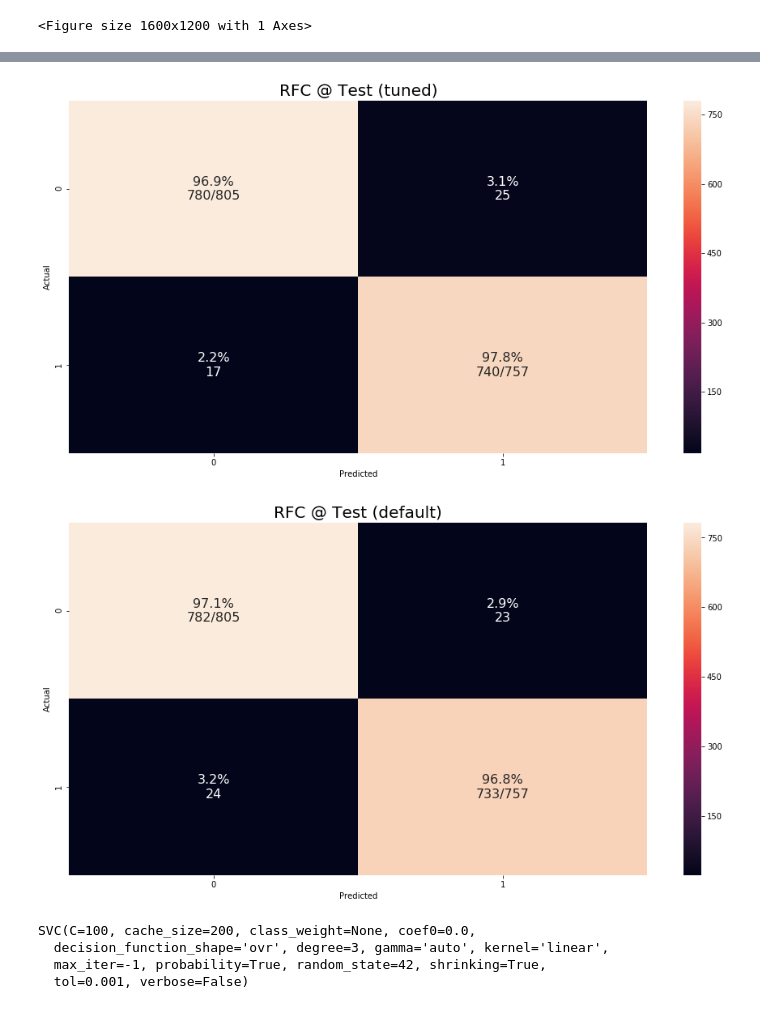
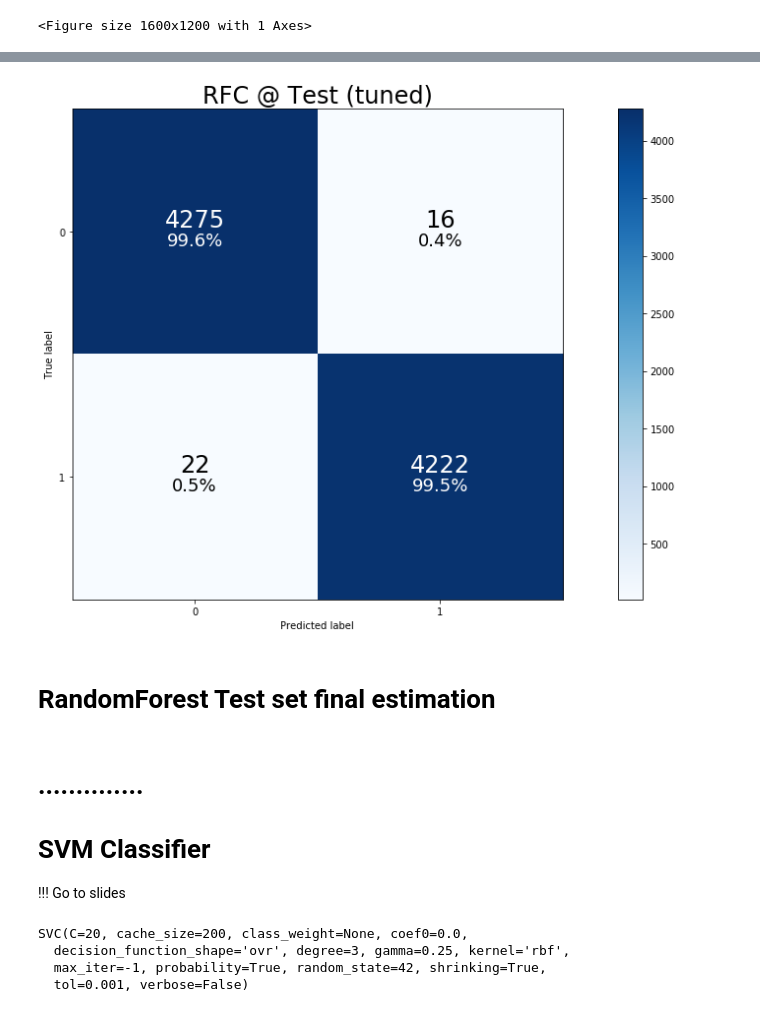
Before and after one commit to vaetern/match-sets, a Jupyter notebook: match.ipynb, the cells around one changed output, grey strips where cells are left out. Cells and saved outputs as stored; diff of their text form; code cells hidden in the pictures.

```diff
--- a/match.ipynb
+++ b/match.ipynb
@@ -532,5 +583,5 @@ grid_search.best_params_
 # %%
 from sklearn.linear_model import SGDClassifier
 
-sgd_clf = SGDClassifier(alpha = 0.0001, epsilon = 0.1, l1_ratio = 0.01, max_iter = 5, random_state=42)
+sgd_clf = SGDClassifier(alpha = 0.0001, epsilon = 0.01, penalty="l1", l1_ratio = 0.01, max_iter = 50, random_state=42)
 sgd_clf.fit(X_train, y_train.values.ravel())
@@ -561,6 +608,16 @@ cm_analysis(y_test.astype('int'), y_test_pred, sgd_clf.classes_, title="SDG @ Te
 # %%
 from sklearn.ensemble import RandomForestClassifier
-forest_clf = RandomForestClassifier(n_estimators=8, random_state=42)
+forest_clf = RandomForestClassifier(n_estimators=2,
+                                    criterion='entropy',
+                                    max_depth=1,
+                                    min_samples_split=0.3,
+                                    min_samples_leaf=9,
+                                    n_jobs=12,
+                                    min_weight_fraction_leaf=0.15,
+                                    max_leaf_nodes=None,
+                                    max_features="sqrt",
+                                    min_impurity_decrease=0.1,
+                                    random_state=42)
 y_probas_forest = cross_val_predict(forest_clf, X_train, y_train.values.ravel(), cv=3,
                                     method="predict_proba")
 forest_clf.fit(X_train, y_train.values.ravel())
@@ -656,0 +695,16 @@ grid_search.best_params_
+# %%
+# forest_clf = RandomForestClassifier(bootstrap=True, class_weight=None, criterion='gini',
+#             max_depth=None, max_features='auto', max_leaf_nodes=None,
+#             min_impurity_decrease=0.0, min_impurity_split=None,
+#             min_samples_leaf=1, min_samples_split=2,
+#             min_weight_fraction_leaf=0.0, n_estimators=10, n_jobs=1,
+#             oob_score=False, random_state=42, verbose=0, warm_start=False)
+forest_clf = RandomForestClassifier(bootstrap=True, class_weight=None, criterion='entropy',
+            max_depth=None, max_features='auto', max_leaf_nodes=None,
+            min_impurity_decrease=0.0, min_impurity_split=None,
+            min_samples_leaf=1, min_samples_split=2,
+            min_weight_fraction_leaf=0.0, n_estimators=11, n_jobs=1,
+            oob_score=False, random_state=42, verbose=0, warm_start=False)
+
+
+forest_clf.fit(X_train, y_train.values.ravel())
@@ -657,12 +718,5 @@ grid_search.best_params_
 # %%
-forest_clf = RandomForestClassifier(n_estimators=100, max_depth=7,
-                                    min_samples_leaf = 2,
-                                    min_samples_split = 2,
-                                    max_features = 'auto', criterion = 'entropy', random_state=42)
-
-forest_clf.fit(X_train, y_train.values.ravel())
-
 y_train_pred = forest_clf.predict(X_train).astype('int')
 
-cm_analysis(y_train.astype('int'), y_train_pred, forest_clf.classes_, title="RFC @ Train (tuned)")
+plot_confusion_matrix(y_train.astype('int'), y_train_pred, forest_clf.classes_, title="RFC @ Train (tuned)")
 # %% [output]
@@ -670,17 +724,6 @@ cm_analysis(y_train.astype('int'), y_train_pred, forest_clf.classes_, title="RFC
 # %%
 y_test_pred = forest_clf.predict(X_test).astype('int')
 
-cm_analysis(y_test.astype('int'), y_test_pred, forest_clf.classes_, title="RFC @ Test (tuned)")
+plot_confusion_matrix(y_test.astype('int'), y_test_pred, forest_clf.classes_, title="RFC @ Test (tuned)")
 # %% [output]
-[figure, old version]
+[figure, new version]
-# %%
-from sklearn.ensemble import RandomForestClassifier
-forest_clf = RandomForestClassifier(n_estimators=8, random_state=42)
-
-forest_clf.fit(X_train, y_train.values.ravel())
-
-y_test_pred = forest_clf.predict(X_test).astype('int')
-
-cm_analysis(y_test.astype('int'), y_test_pred, forest_clf.classes_, title="RFC @ Test (default)")
-# %% [output]
-[figure, removed]
@@ -692,0 +730,2 @@ cm_analysis(y_test.astype('int'), y_test_pred, forest_clf.classes_, title="RFC @
+# %% [markdown]
+# RandomForest Test set final estimation
@@ -693,10 +734,22 @@ cm_analysis(y_test.astype('int'), y_test_pred, forest_clf.classes_, title="RFC @
+# %% [markdown]
+# ..............
+
+# SVM Classifier
+
+!!! Go to slides
 # %%
 from sklearn.svm import SVC
-svm_clf = SVC(kernel="linear", C=100, probability=True, random_state=42)
+svm_clf = SVC(kernel="rbf",
+              gamma=0.25,
+              max_iter = -1,
+              C=20,
+              probability=True,
+              random_state=42
+             )
 svm_clf.fit(X_train, y_train.values.ravel())
 # %% [output]
-SVC(C=100, cache_size=200, class_weight=None, coef0=0.0,
-  decision_function_shape='ovr', degree=3, gamma='auto', kernel='linear',
+SVC(C=20, cache_size=200, class_weight=None, coef0=0.0,
+  decision_function_shape='ovr', degree=3, gamma=0.25, kernel='rbf',
   max_iter=-1, probability=True, random_state=42, shrinking=True,
   tol=0.001, verbose=False)
 # %%
```
Also changed, not shown: parts of 92 cells of this notebook, 6 other files.
